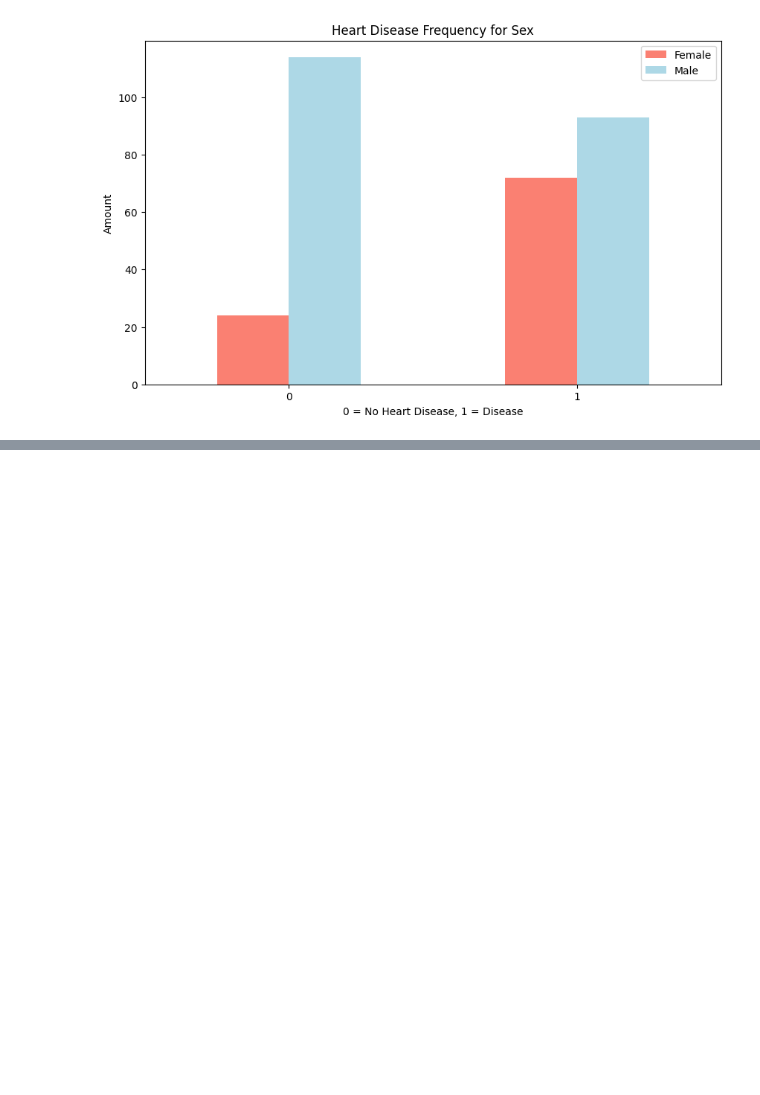
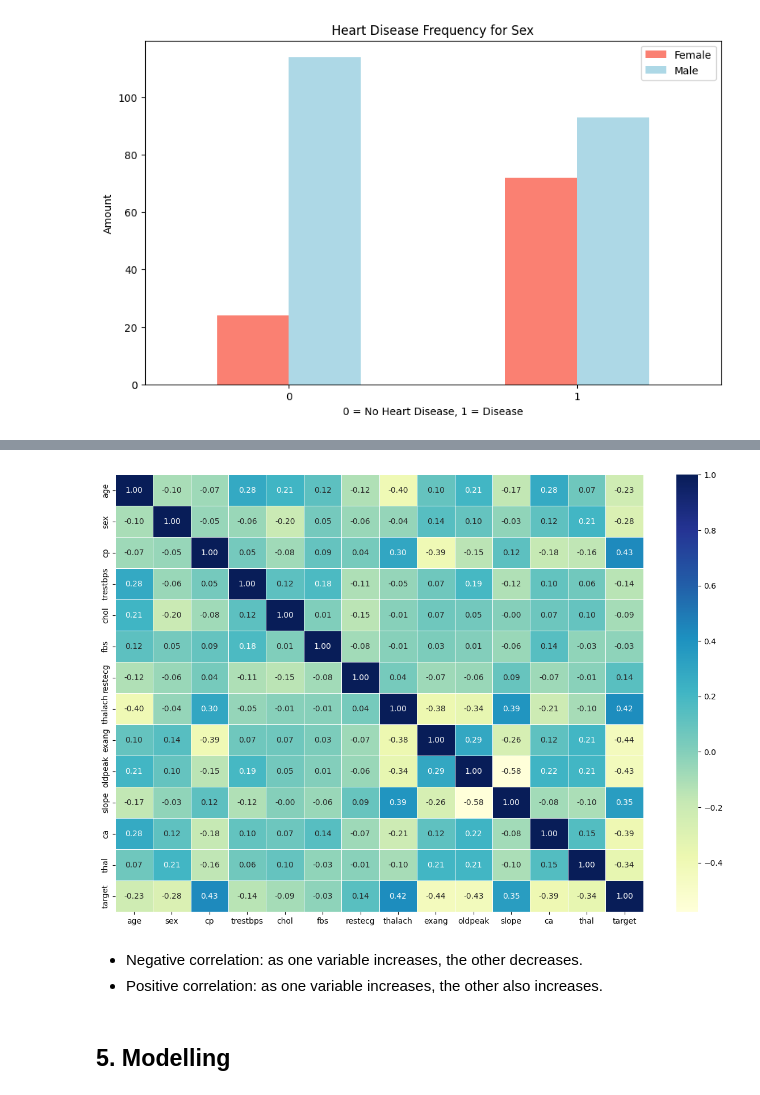
Before and after one commit to ekiremitci-97/heart-disease-clasification-project, a Jupyter notebook: cls_project.ipynb, the cells around one changed output, grey strips where cells are left out. Cells and saved outputs as stored; diff of their text form; code cells hidden in the pictures; blank space fills up the shorter version.

```diff
--- a/cls_project.ipynb
+++ b/cls_project.ipynb
@@ -198,0 +279,15 @@ plt.xticks(rotation=0);
+# %%
+#Making the correlation matrix more visual
+corr_matrix = df.corr()
+fig, ax = plt.subplots(figsize=(15,10))
+ax = sns.heatmap(corr_matrix, annot=True,
+                 linewidth=0.5,
+                 fmt=".2f",
+                 cmap = "YlGnBu");
+# %% [output]
+[figure, added]
+# %% [markdown]
+* Negative correlation: as one variable increases, the other decreases.
+* Positive correlation: as one variable increases, the other also increases.
+# %% [markdown]
+## 5. Modelling
```
Also changed, not shown: parts of 38 cells of this notebook.
